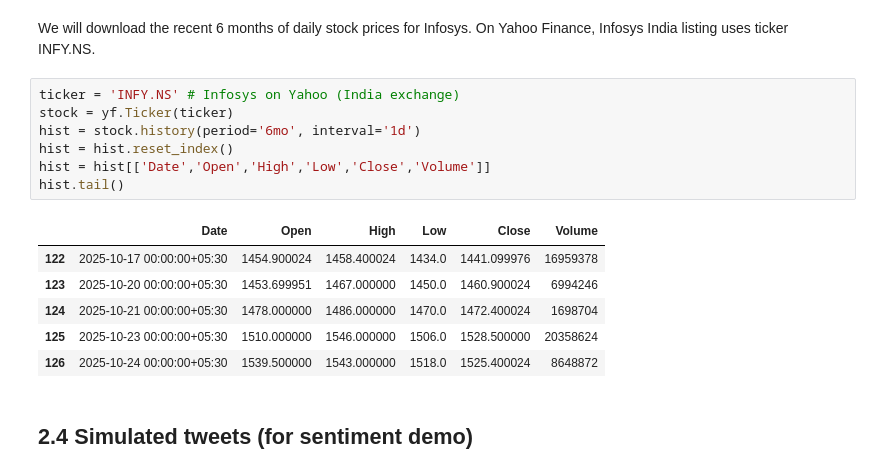
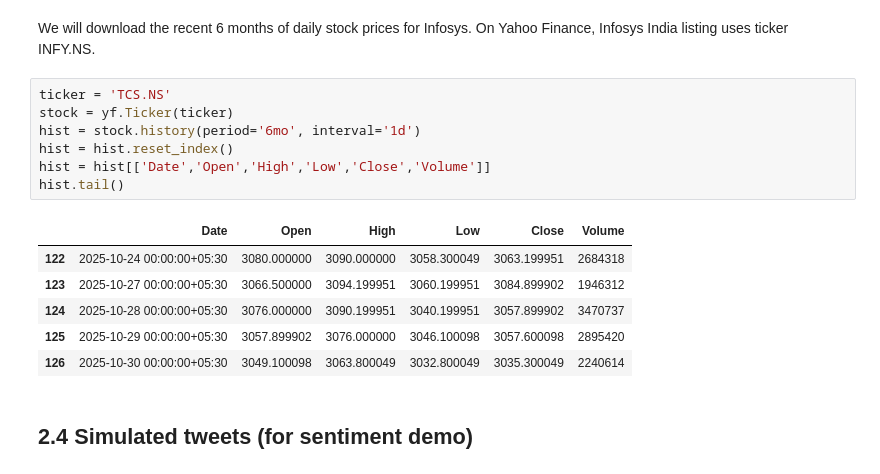
Before and after one commit to gopichandchalla16/infosys-internship-real-time-industry-insight-system, a Jupyter notebook: Infosys_Industry_Insights.ipynb, the cells around one changed output. Drawn from its saved outputs; the diff is of its cells as text.

```diff
--- a/Infosys_Industry_Insights.ipynb
+++ b/Infosys_Industry_Insights.ipynb
@@ -112,19 +124,19 @@ news_df.head()
 We will download the recent 6 months of daily stock prices for Infosys. On Yahoo Finance, Infosys India
 listing uses ticker INFY.NS.
 # %%
-ticker = 'INFY.NS' # Infosys on Yahoo (India exchange)
+ticker = 'TCS.NS'
 stock = yf.Ticker(ticker)
 hist = stock.history(period='6mo', interval='1d')
 hist = hist.reset_index()
 hist = hist[['Date','Open','High','Low','Close','Volume']]
 hist.tail()
 # %% [output]
 |  | Date | Open | High | Low | Close | Volume |
-| 122 | 2025-10-17 00:00:00+05:30 | 1454.900024 | 1458.400024 | 1434.0 | 1441.099976 | 16959378 |
-| 123 | 2025-10-20 00:00:00+05:30 | 1453.699951 | 1467.000000 | 1450.0 | 1460.900024 | 6994246 |
-| 124 | 2025-10-21 00:00:00+05:30 | 1478.000000 | 1486.000000 | 1470.0 | 1472.400024 | 1698704 |
-| 125 | 2025-10-23 00:00:00+05:30 | 1510.000000 | 1546.000000 | 1506.0 | 1528.500000 | 20358624 |
-| 126 | 2025-10-24 00:00:00+05:30 | 1539.500000 | 1543.000000 | 1518.0 | 1525.400024 | 8648872 |
+| 122 | 2025-10-24 00:00:00+05:30 | 3080.000000 | 3090.000000 | 3058.300049 | 3063.199951 | 2684318 |
+| 123 | 2025-10-27 00:00:00+05:30 | 3066.500000 | 3094.199951 | 3060.199951 | 3084.899902 | 1946312 |
+| 124 | 2025-10-28 00:00:00+05:30 | 3076.000000 | 3090.199951 | 3040.199951 | 3057.899902 | 3470737 |
+| 125 | 2025-10-29 00:00:00+05:30 | 3057.899902 | 3076.000000 | 3046.100098 | 3057.600098 | 2895420 |
+| 126 | 2025-10-30 00:00:00+05:30 | 3049.100098 | 3063.800049 | 3032.800049 | 3035.300049 | 2240614 |
 # %% [markdown]
 ## **2.4 Simulated tweets (for sentiment demo)**
 # %% [markdown]
```
Also changed, not shown: parts of 9 cells of this notebook.
